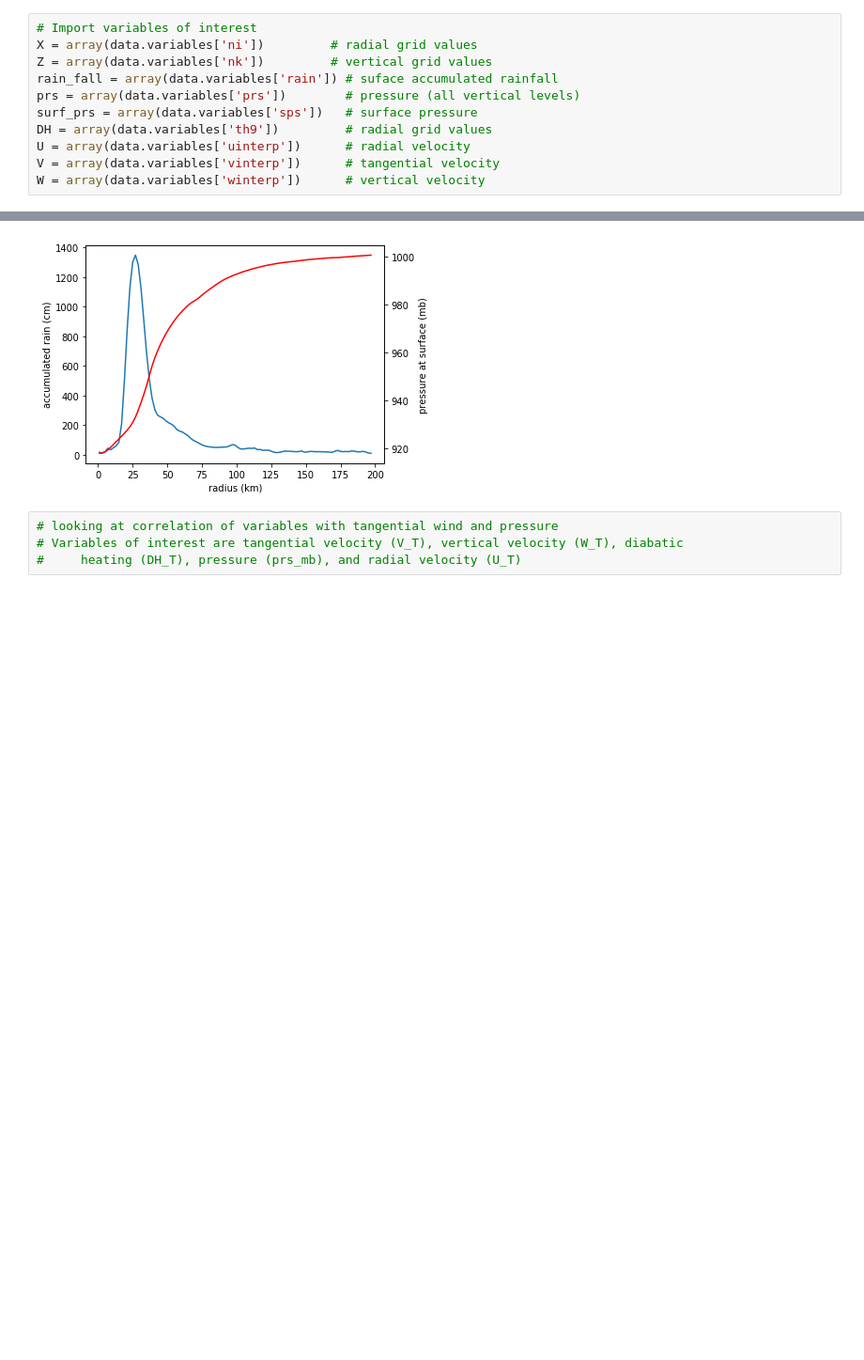
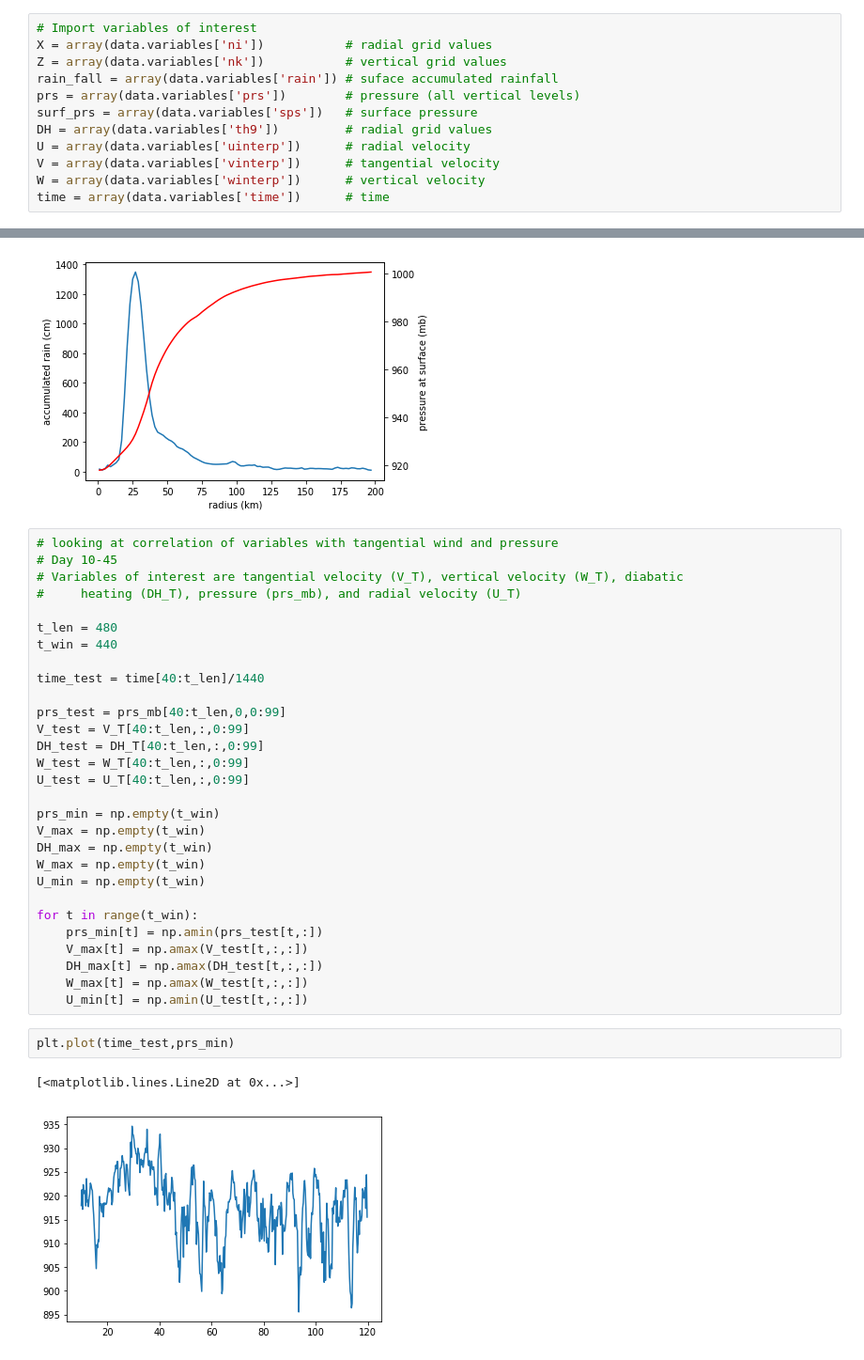
Before and after one commit to CourtneyQuinn/MOSS, a Jupyter notebook: CQ_exploredata.ipynb, the cells around one changed output, grey strips where cells are left out. Shown: that part at 94% size. Drawn from its saved outputs; the diff is of its cells as text; blank space fills up the shorter version.

```diff
--- a/CQ_exploredata.ipynb
+++ b/CQ_exploredata.ipynb
@@ -10,8 +12,8 @@ from matplotlib import pyplot as plt
 data = netCDF4.Dataset( 'data/cm1out.nc', 'r', format='NETCDF4')
 # %%
 # Import variables of interest
-X = array(data.variables['ni'])         # radial grid values
-Z = array(data.variables['nk'])         # vertical grid values
+X = array(data.variables['ni'])           # radial grid values
+Z = array(data.variables['nk'])           # vertical grid values
 rain_fall = array(data.variables['rain']) # suface accumulated rainfall
 prs = array(data.variables['prs'])        # pressure (all vertical levels)
 surf_prs = array(data.variables['sps'])   # surface pressure
@@ -19,6 +21,7 @@ DH = array(data.variables['th9'])         # radial grid values
 U = array(data.variables['uinterp'])      # radial velocity
 V = array(data.variables['vinterp'])      # tangential velocity
 W = array(data.variables['winterp'])      # vertical velocity
+time = array(data.variables['time'])      # time
 # %%
 # reshape 4-dim variable to 3-dim (t,z,x)
 U_T = U.reshape(U.shape[0],U.shape[1],U.shape[3])
@@ -55,7 +56,37 @@ ax2.plot(X[0:99],prs_mb[40,0,0:99],'r')
 fig.tight_layout()  # otherwise the right y-label is slightly clipped
 # %% [output]
 [figure]
-# %%
-# looking at correlation of variables with tangential wind and pressure
-# Variables of interest are tangential velocity (V_T), vertical velocity (W_T), diabatic
-#     heating (DH_T), pressure (prs_mb), and radial velocity (U_T)
+# %%
+# looking at correlation of variables with tangential wind and pressure
+# Day 10-45
+# Variables of interest are tangential velocity (V_T), vertical velocity (W_T), diabatic
+#     heating (DH_T), pressure (prs_mb), and radial velocity (U_T)
+
+t_len = 480
+t_win = 440
+
+time_test = time[40:t_len]/1440
+
+prs_test = prs_mb[40:t_len,0,0:99]
+V_test = V_T[40:t_len,:,0:99]
+DH_test = DH_T[40:t_len,:,0:99]
+W_test = W_T[40:t_len,:,0:99]
+U_test = U_T[40:t_len,:,0:99]
+
+prs_min = np.empty(t_win)
+V_max = np.empty(t_win)
+DH_max = np.empty(t_win)
+W_max = np.empty(t_win)
+U_min = np.empty(t_win)
+
+for t in range(t_win):
+    prs_min[t] = np.amin(prs_test[t,:])
+    V_max[t] = np.amax(V_test[t,:,:])
+    DH_max[t] = np.amax(DH_test[t,:,:])
+    W_max[t] = np.amax(W_test[t,:,:])
+    U_min[t] = np.amin(U_test[t,:,:])
+# %%
+plt.plot(time_test,prs_min)
+# %% [output]
+[<matplotlib.lines.Line2D at 0x...>]
+[figure, added]
```
Also changed, not shown: parts of 9 cells of this notebook.
